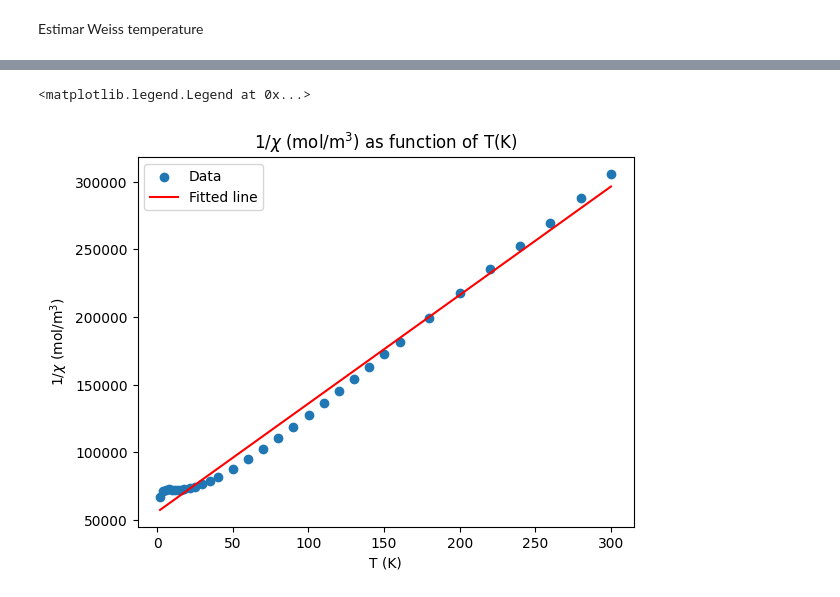
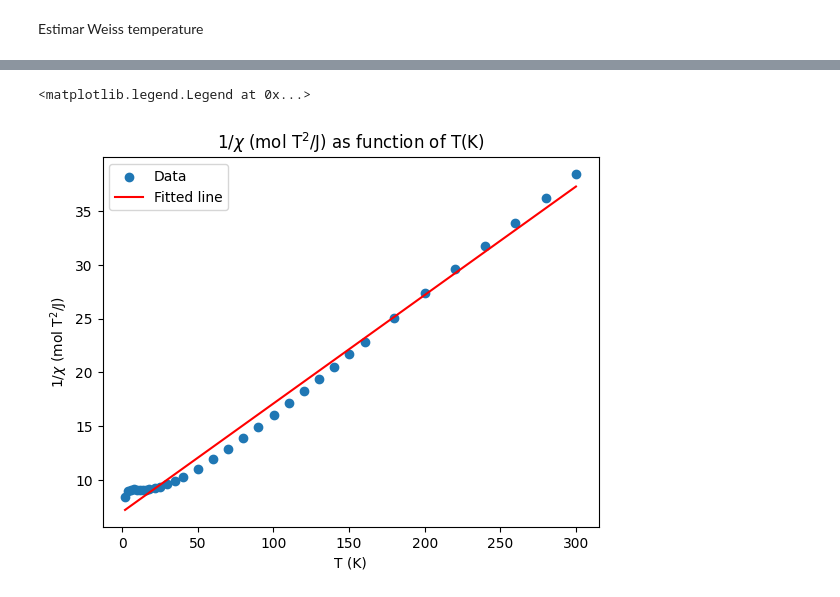
Before and after one commit to ShannonNCM/PMM, a Jupyter notebook: calculos.ipynb, the cells around one changed output, grey strips where cells are left out. Cells and saved outputs as stored; diff of their text form; code cells hidden in the pictures.

```diff
--- a/calculos.ipynb
+++ b/calculos.ipynb
@@ -10,7 +11,2 @@ data1 = data
 # %% [markdown]
 Estimar Weiss temperature
-# %%
-# converting to SI Units and linearizing
-data1['m^3/mol'] = (4*np.pi*(1e-6))*data1['emu/mol']
-data1['1/x_mol/m^3'] = 1/data1['m^3/mol']
-data1
@@ -34,0 +13,4 @@ data1
+# %%
+data1=data1.rename(columns={'emu/mol':'M_emu/mol'})
+#data1['emu/mol']= data1['M_emu/mol']
+data1
@@ -34,0 +35,9 @@ data1
+# %%
+# Unit conversion
+#calculating x, since x=M/H, using H=100 Oe
+data1['x_emu/(mol.Oe)']=data1['M_emu/mol']/100
+#converting to J/mol.T^2, since 1T=10000 Oe and 1J/T=10^3 emu
+data1['x_J/(mol.T^2)']=data1['x_emu/(mol.Oe)']*10000*(1/1000)
+#taking 1/x
+data1['1/x_(mol.T^2)/J']=1/data1['x_J/(mol.T^2)']
+data1
@@ -35,7 +62,7 @@ data1
 # %%
-# Fitting using least square meethod with numpy linalg
+#fitting using linalg
 A = np.vstack([data['K'], np.ones(len(data1['K']))]).T
-m, b = np.linalg.lstsq(A, data1['1/x_mol/m^3'])[0]
+m, b = np.linalg.lstsq(A, data1['1/x_(mol.T^2)/J'])[0]
 m, b
 # %% [output]
 To use the future default and silence this warning we advise to pass `rcond=None`, to keep using the old, explicitly pass `rcond=-1`.
@@ -49,12 +76,11 @@ b = 55810.543023859034
 # %%
-#plotting the results
-plt.scatter(data1['K'], data1['1/x_mol/m^3'], label='Data')
+plt.scatter(data1['K'], data1['1/x_(mol.T^2)/J'], label='Data')
 plt.plot(data1['K'], m*data1['K']+b, 'r', label='Fitted line')
-plt.title(r'1/$\chi$ (mol/m$^3$) as function of T(K)')
-plt.ylabel(r'1/$\chi$ (mol/m$^3$)')
+plt.title(r'1/$\chi$ (mol T$^2$/J) as function of T(K)')
+plt.ylabel(r'1/$\chi$ (mol T$^2$/J)')
 plt.xlabel('T (K)')
 plt.legend()
 # %% [output]
 <matplotlib.legend.Legend at 0x...>
-[figure, old version]
+[figure, new version]
 # %%
```
Also changed, not shown: parts of 11 cells of this notebook.
